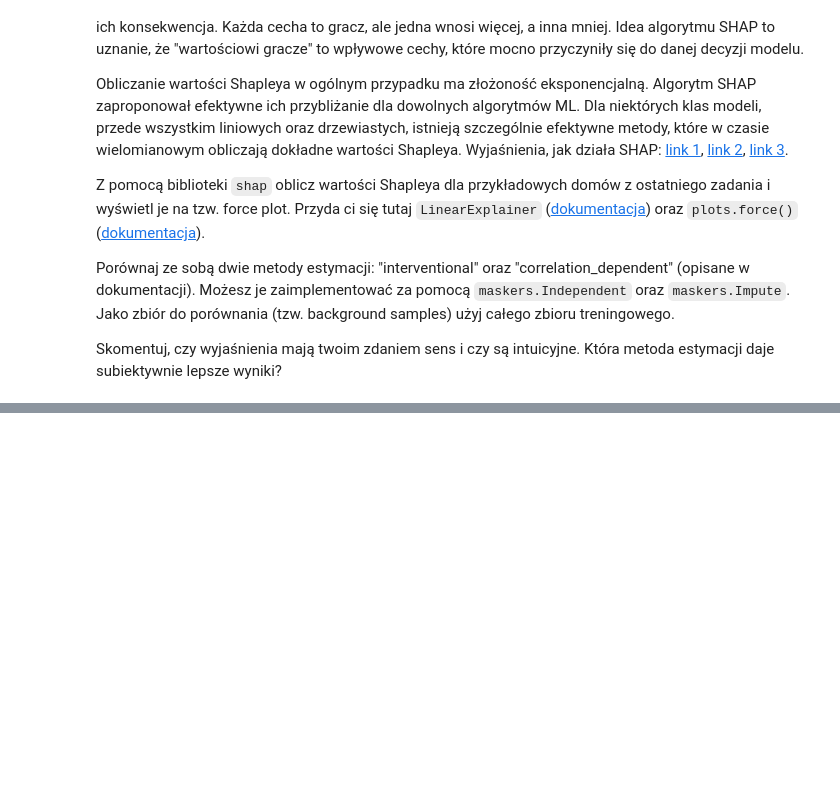
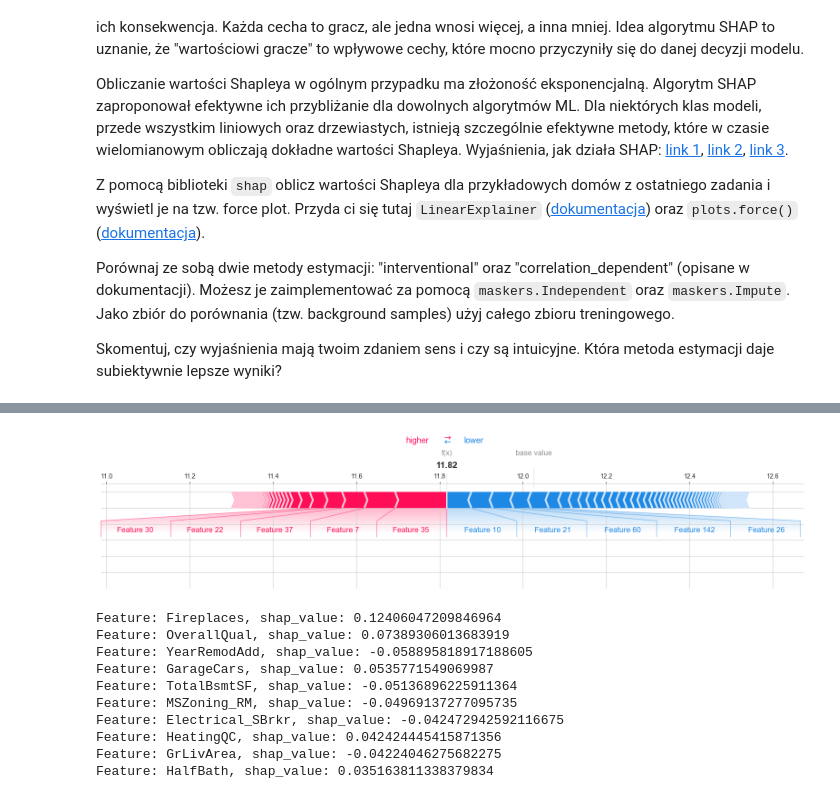
Before and after one commit to Spontaniczny/basics-of-machine-learning, a Jupyter notebook: lab1/notebook.ipynb, the cells around one changed output, grey strips where cells are left out. Saved outputs shown, nothing was run; the diff lists cells and outputs as text; code cells hidden in the pictures; blank space fills up the shorter version.

```diff
--- a/lab1/notebook.ipynb
+++ b/lab1/notebook.ipynb
@@ -941,0 +1061,14 @@ Skomentuj, czy wyjaśnienia mają twoim zdaniem sens i czy są intuicyjne. Któr
+# %%
+plot_shap_values(corr_dep_explainer, cheap_house)
+# %% [output]
+[figure, added]
+Feature: Fireplaces, shap_value: 0.12406047209846964
+Feature: OverallQual, shap_value: 0.07389306013683919
+Feature: YearRemodAdd, shap_value: -0.058895818917188605
+Feature: GarageCars, shap_value: 0.0535771549069987
+Feature: TotalBsmtSF, shap_value: -0.05136896225911364
+Feature: MSZoning_RM, shap_value: -0.04969137277095735
+Feature: Electrical_SBrkr, shap_value: -0.042472942592116675
+Feature: HeatingQC, shap_value: 0.042424445415871356
+Feature: GrLivArea, shap_value: -0.04224046275682275
+Feature: HalfBath, shap_value: 0.035163811338379834
```
Also changed, not shown: parts of 19 cells of this notebook.
